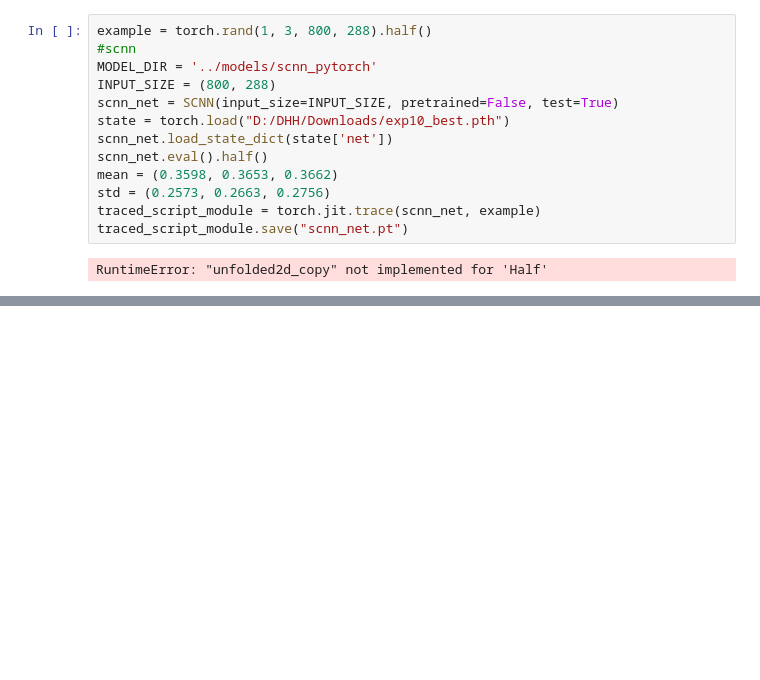
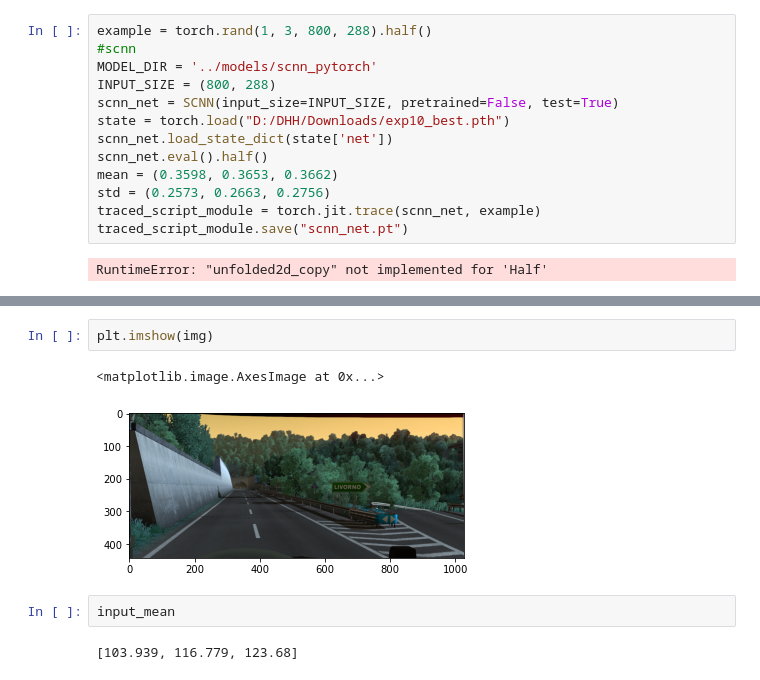
Before and after one commit to evopen/auto-ets2, a Jupyter notebook: scripts/lane_detector.ipynb, the cells around one changed output, grey strips where cells are left out. Drawn from its saved outputs; the diff is of its cells as text; blank space fills up the shorter version.

```diff
--- a/scripts/lane_detector.ipynb
+++ b/scripts/lane_detector.ipynb
@@ -148,0 +187,9 @@ RuntimeError: "unfolded2d_copy" not implemented for 'Half'
+# %%
+plt.imshow(img)
+# %% [output]
+<matplotlib.image.AxesImage at 0x...>
+[figure, added]
+# %%
+input_mean
+# %% [output]
+[103.939, 116.779, 123.68]
```
Also changed, not shown: parts of 5 cells of this notebook, 11 other files.
